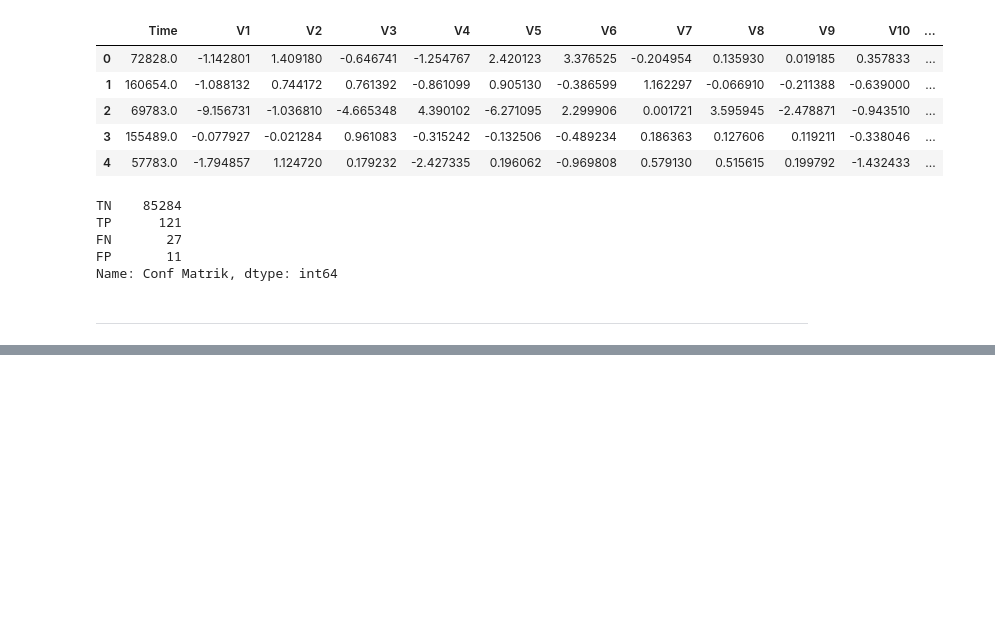
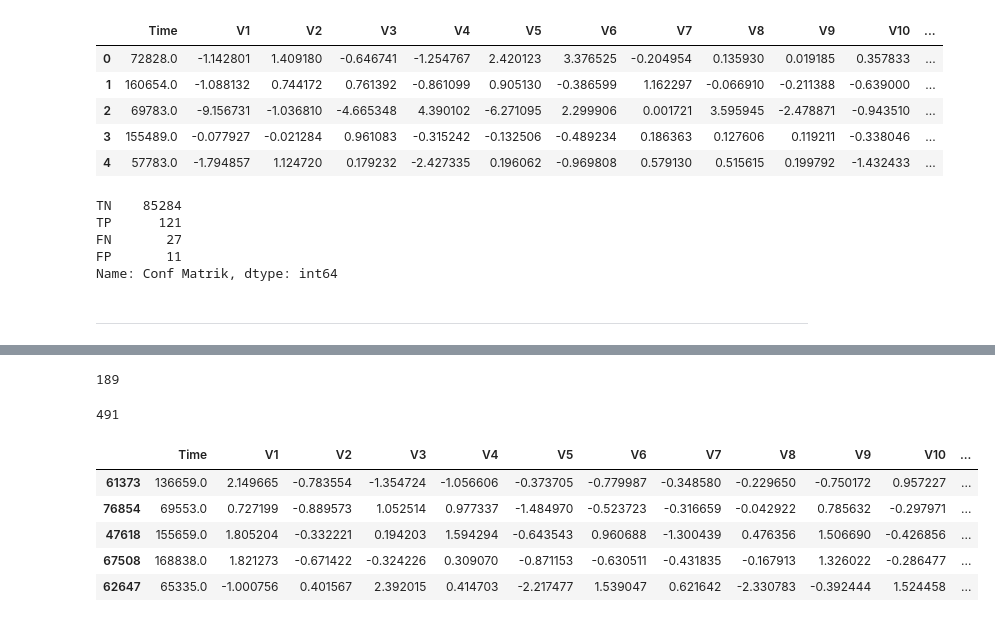
Before and after one commit to azizeko29/new_deteksi_fraud, a Jupyter notebook: [new_ENN]_ULB_pemodelan_ensemble_learning_hasil.ipynb, the cells around one changed output, grey strips where cells are left out. Cells and saved outputs as stored; diff of their text form; code cells hidden in the pictures; blank space fills up the shorter version.

```diff
--- a/[new_ENN]_ULB_pemodelan_ensemble_learning_hasil.ipynb
+++ b/[new_ENN]_ULB_pemodelan_ensemble_learning_hasil.ipynb
@@ -404,0 +459,26 @@ Name: Conf Matrik, dtype: int64
+# %%
+cc = int(aa* (55/100))
+cc
+# %% [output]
+189
+# %%
+a + bb + cc
+# %% [output]
+491
+# %%
+df_coba = pd.read_csv('drive/My Drive/Deteksi fraud/data/ULB_preprocessing_train.csv',sep=";")
+# %%
+X = df_coba.drop('Class', axis=1)
+y = df_coba['Class'].copy()
+# %%
+from sklearn.model_selection import train_test_split
+X_train, X_test, y_train, y_test = train_test_split(X, y, test_size=0.3, random_state=1,stratify=y)
+# %%
+X_train.head()
+# %% [output]
+|  | Time | V1 | V2 | V3 | V4 | V5 | V6 | V7 | V8 | V9 | V10 | ... |
+| 61373 | 136659.0 | 2.149665 | -0.783554 | -1.354724 | -1.056606 | -0.373705 | -0.779987 | -0.348580 | -0.229650 | -0.750172 | 0.957227 | ... |
+| 76854 | 69553.0 | 0.727199 | -0.889573 | 1.052514 | 0.977337 | -1.484970 | -0.523723 | -0.316659 | -0.042922 | 0.785632 | -0.297971 | ... |
+| 47618 | 155659.0 | 1.805204 | -0.332221 | 0.194203 | 1.594294 | -0.643543 | 0.960688 | -1.300439 | 0.476356 | 1.506690 | -0.426856 | ... |
+| 67508 | 168838.0 | 1.821273 | -0.671422 | -0.324226 | 0.309070 | -0.871153 | -0.630511 | -0.431835 | -0.167913 | 1.326022 | -0.286477 | ... |
+| 62647 | 65335.0 | -1.000756 | 0.401567 | 2.392015 | 0.414703 | -2.217477 | 1.539047 | 0.621642 | -2.330783 | -0.392444 | 1.524458 | ... |
```
Also changed, not shown: parts of 13 cells of this notebook.
